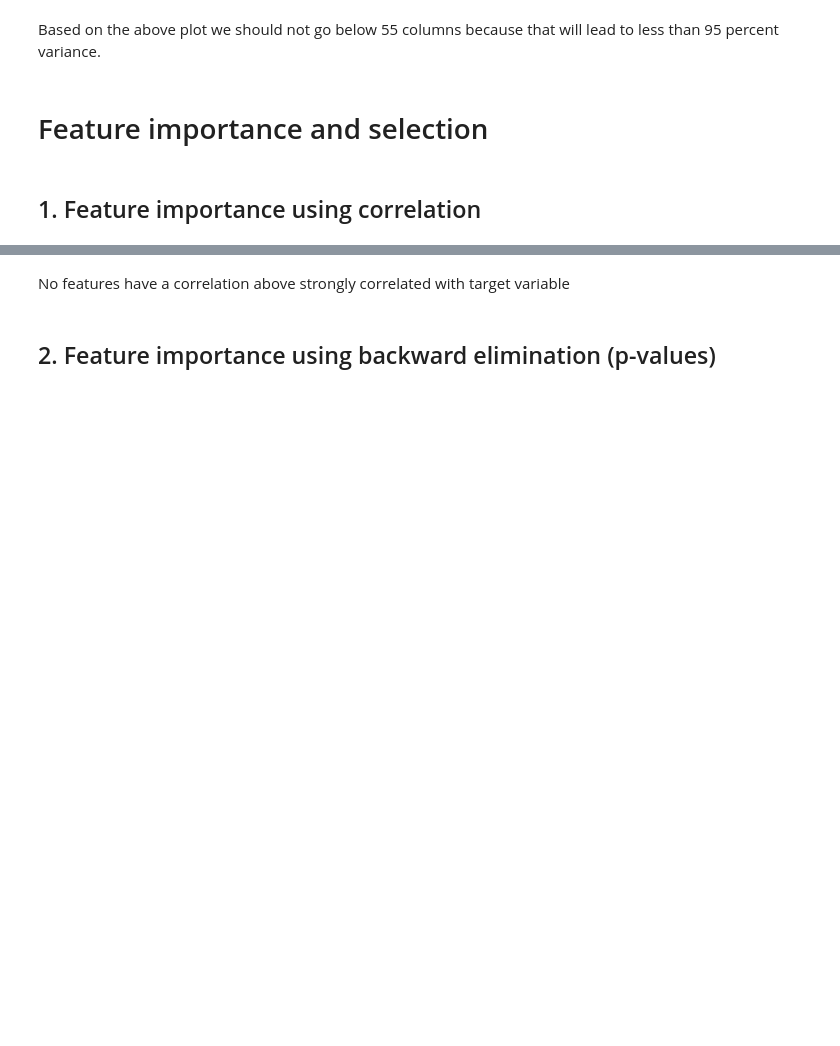
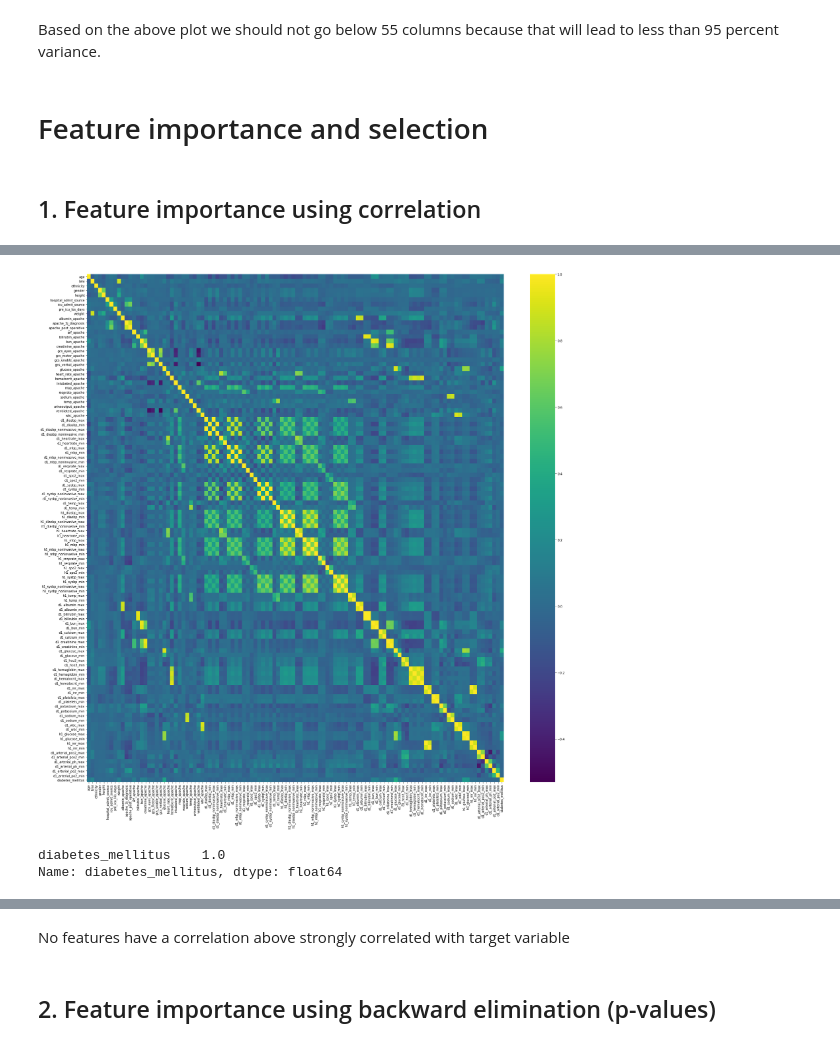
Before and after one commit to bvchand/Diabetes-detection-in-ICU-patients, a Jupyter notebook: diabetes_feature_selection_with_70_percent.ipynb, the cells around one changed output, grey strips where cells are left out. Drawn from its saved outputs; the diff is of its cells as text; code cells hidden in the pictures; blank space fills up the shorter version.

```diff
--- a/diabetes_feature_selection_with_70_percent.ipynb
+++ b/diabetes_feature_selection_with_70_percent.ipynb
@@ -270,7 +263,3 @@ plt.show()
 Based on the above plot we should not go below 55 columns because that will lead to less than 95 percent variance.
 # %% [markdown]
 # Feature importance and selection
-# %%
-sns.set(style='ticks')
-pp = sns.pairplot(KNN_imputed_trainX)
-pp.savefig("KNN_imputed_trainX_pairplot.png")
@@ -279,2 +266,4 @@ Image(filename='KNN_imputed_trainX_pairplot.png', width = 1000, height = 500)
 # %% [markdown]
 ## 1. Feature importance using correlation
+# %%
+KNN_imputed_trainX['diabetes_mellitus'] = diabetes_train_target.values
@@ -289,9 +321,15 @@ cols
 # %%
-fig, ax = plt.subplots(figsize=(10,10))
-sns.heatmap(diabetes_cor, ax=ax, cmap='viridis')
+fig, ax = plt.subplots(figsize=(30,30))
+ax = sns.heatmap(diabetes_cor, ax=ax, cmap='viridis')
+plt.savefig("diabetes_corr_heatmap.png")
+# %% [output]
+[figure, added]
 # %%
 cor_target = abs(diabetes_cor["diabetes_mellitus"])
 
 relevant_features = diabetes_cor[cor_target>0.5]
 relevant_features['diabetes_mellitus']
+# %% [output]
+diabetes_mellitus    1.0
+Name: diabetes_mellitus, dtype: float64
 # %%
```
Also changed, not shown: parts of 19 cells of this notebook.
